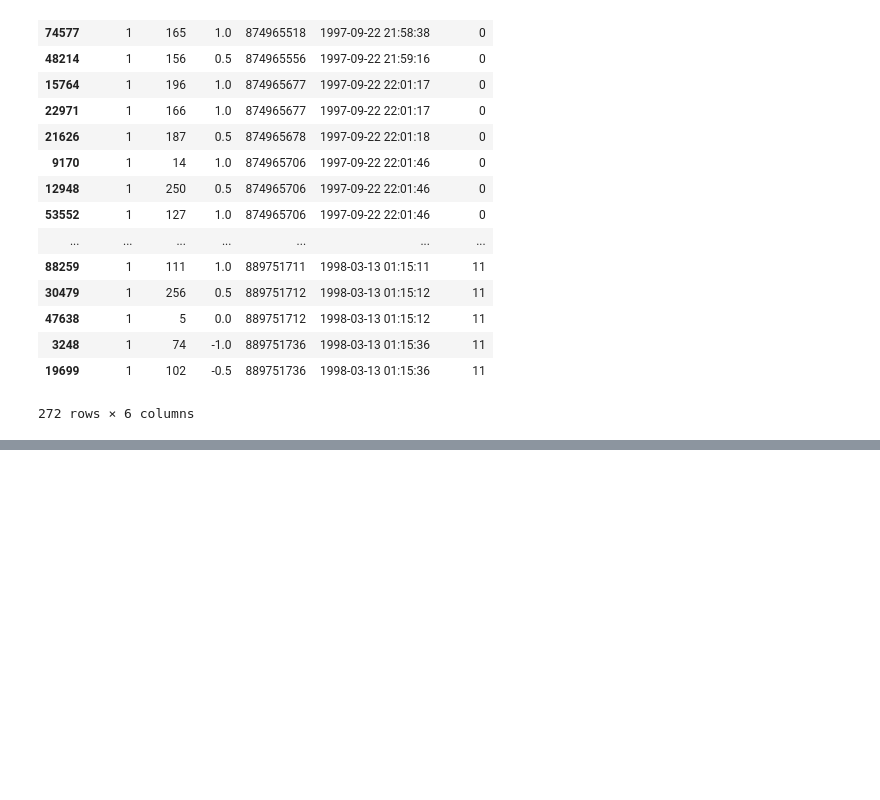
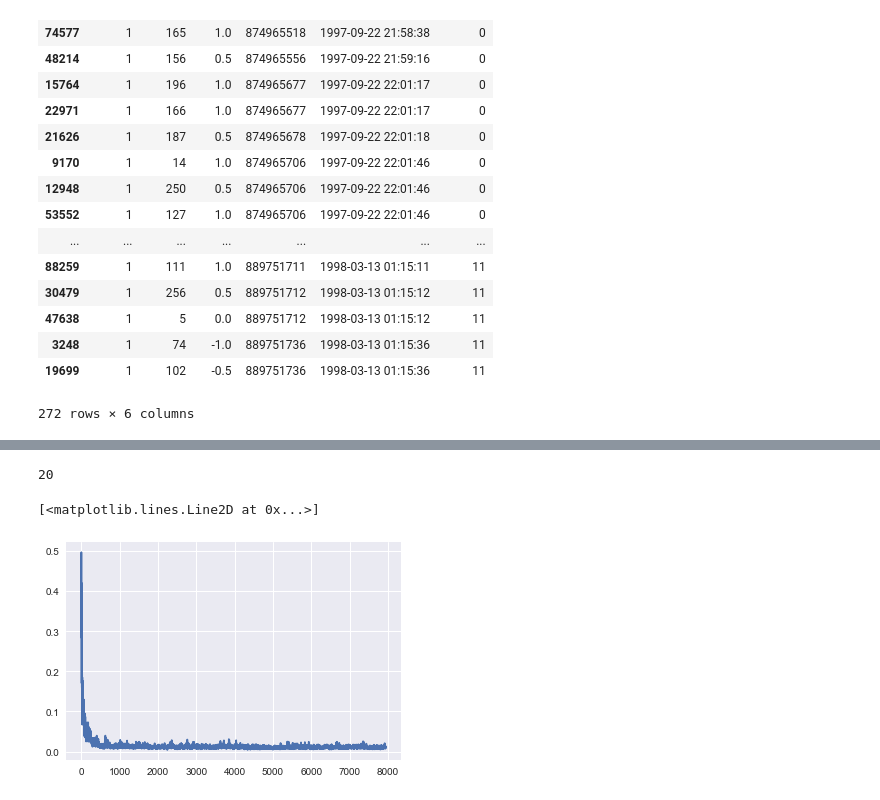
Before and after one commit to Dorozhko-Anton/rec_gym, a Jupyter notebook: 08-surprise-pmf-MovieLens.ipynb, the cells around one changed output, grey strips where cells are left out. Drawn from its saved outputs; the diff is of its cells as text; code cells hidden in the pictures; blank space fills up the shorter version.

```diff
--- a/08-surprise-pmf-MovieLens.ipynb
+++ b/08-surprise-pmf-MovieLens.ipynb
@@ -50,0 +344,6 @@ u1
+# %%
+base_env = MovieLens()
+# %%
+base_env.embedding_dimension
+# %% [output]
+20
@@ -50,0 +355,33 @@ u1
+# %%
+env = deepcopy(base_env)
+tf.reset_default_graph()
+sess = tf.InteractiveSession()
+
+state_dim = env.embedding_dimension
+action_dim = env.embedding_dimension
+action_size = env.n_rec
+
+agent = DDPGAgent(action_size = action_size,
+                 state_dim = state_dim,
+                 action_dim = action_dim,
+                 gamma = .9,
+                 sess = sess,
+                 optimizer = tf.train.AdamOptimizer(
+                     learning_rate=0.01
+                 ),
+                 max_tf_checkpoints_to_keep = 3,
+                 experience_size = 300,
+                 per = True,
+                 batch_size = 64,
+                 start_steps = 400)
+# %%
+n_train = 8000
+# %%
+sess.run(tf.global_variables_initializer())
+run_experiment(env, agent, t_train=n_train, t_test=0)
+# %%
+import matplotlib.pylab as plt
+plt.plot(agent.td_losses)
+# %% [output]
+[<matplotlib.lines.Line2D at 0x...>]
+[figure, added]
```
Also changed, not shown: parts of 51 cells of this notebook, 6 other files.
